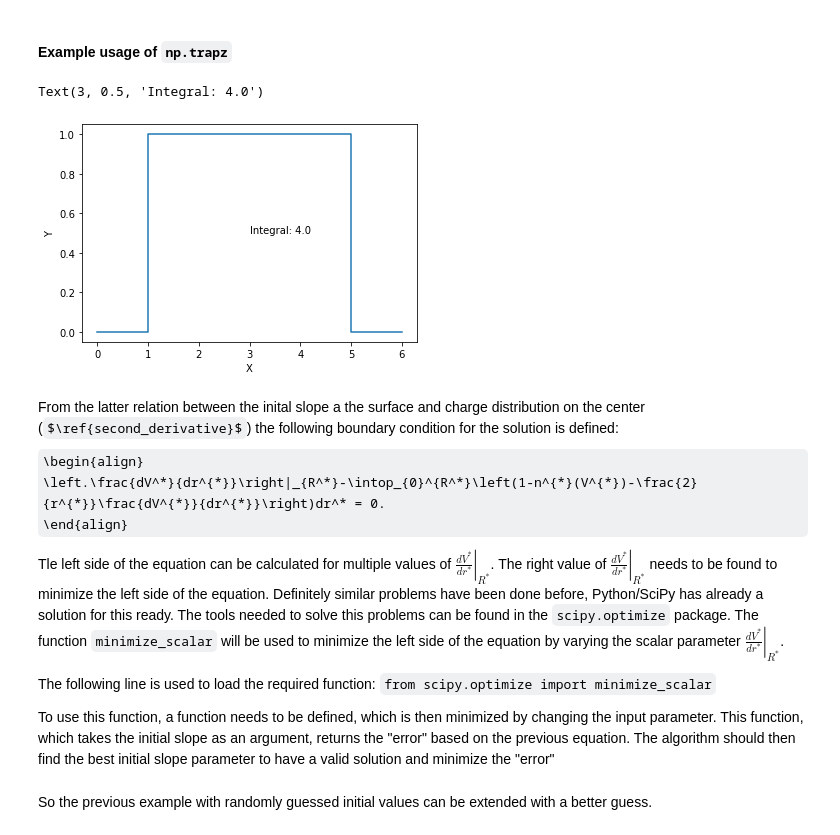
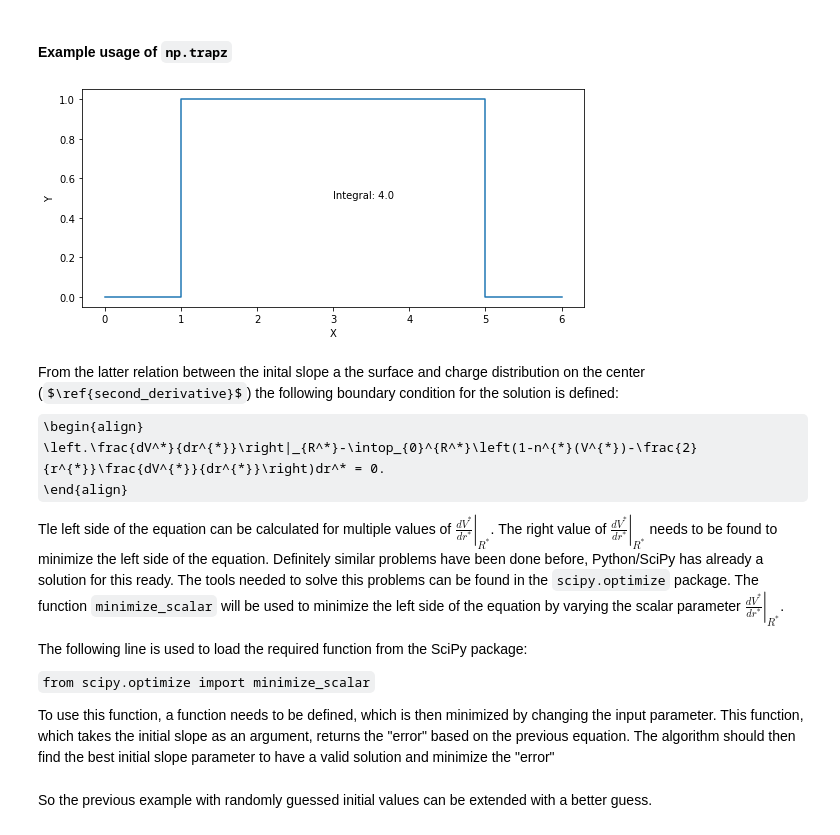
Before and after one commit to NilsNoreyson/thesis, a Jupyter notebook: 2-Grain-SMOX.ipynb, the cells around one changed output. Cells and saved outputs as stored; diff of their text form; code cells hidden in the pictures; some formulas as TeX source.

```diff
--- a/2-Grain-SMOX.ipynb
+++ b/2-Grain-SMOX.ipynb
@@ -828,15 +841,14 @@ For the numerical integration of a list of values $y$ corresponding to a set of
 # %%
 x = [0,1,1,2,3,4,5,5,6]
 y = [0,0,1,1,1,1,1,0,0]
-fig, axe = subplots()
+fig, axe = subplots(figsize = (9,4))
 axe.plot(x,y)
 axe.set_xlabel('X')
 axe.set_ylabel('Y')
 numerical_integral = np.trapz(y,x)
-axe.text(3, 0.5, f'Integral: {numerical_integral}')
+axe.text(3, 0.5, f'Integral: {numerical_integral}');
 # %% [output]
-Text(3, 0.5, 'Integral: 4.0')
-[figure, old version]
+[figure, new version]
 # %% [markdown]
 From the latter relation between the inital slope a the surface and charge distribution on the center ($\ref{second_derivative}$) the following boundary condition for the solution is defined:
 \begin{align}
@@ -846,7 +858,9 @@ From the latter relation between the inital slope a the surface and charge distr
 Tle left side of the equation can be calculated for multiple values of $\left.\frac{dV^*}{dr^{*}}\right|_{R^*}$. The right value of $\left.\frac{dV^*}{dr^{*}}\right|_{R^*}$ needs to be found to minimize the left side of the equation.
 Definitely similar problems have been done before, Python/SciPy has already a solution for this ready. The tools needed to solve this problems can be found in the `scipy.optimize` package. The function `minimize_scalar` will be used to minimize the left side of the equation by varying the scalar parameter $\left.\frac{dV^*}{dr^{*}}\right|_{R^*}$.
 
-The following line is used to load the required function: `from scipy.optimize import minimize_scalar`
+The following line is used to load the required function from the SciPy package:
+
+`from scipy.optimize import minimize_scalar`
 
 To use this function, a function needs to be defined, which is then minimized by changing the input parameter.
 This function, which takes the initial slope as an argument, returns the "error" based on the previous equation. The algorithm should then find the best initial slope parameter to have a valid solution and minimize the "error"
```
Also changed, not shown: parts of 26 cells of this notebook, 16 other files.
